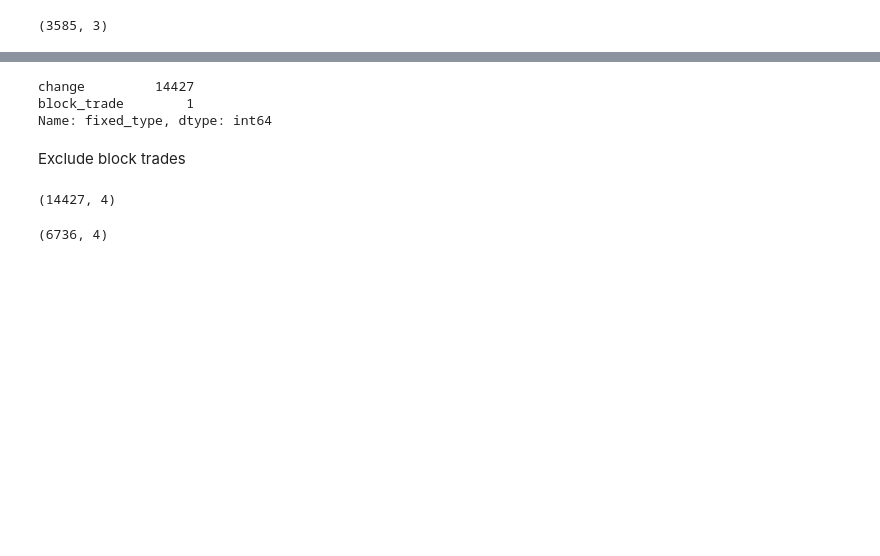
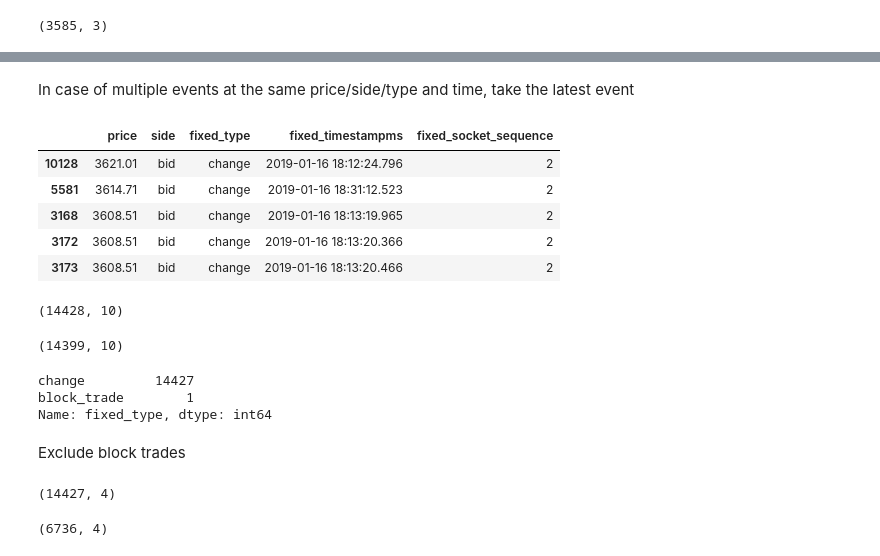
Before and after one commit to gautsi/gen-purpose-repo, a Jupyter notebook: gemini/FormatGemimiDataVer2.ipynb, the cells around one changed output, grey strips where cells are left out. Saved outputs shown, nothing was run; the diff lists cells and outputs as text; code cells hidden in the pictures; blank space fills up the shorter version.

Commit message:
gemini removed multiple events issue

```diff
--- a/gemini/FormatGemimiDataVer2.ipynb
+++ b/gemini/FormatGemimiDataVer2.ipynb
@@ -142,7 +142,7 @@ all_updates_df.price.nunique()
 1775
 # %%
 all_updates_rest_df = pd.concat([
-        all_updates_df[["price", "side", "timestampms", "remaining", "type"]],
+        all_updates_df[["price", "side", "timestampms", "remaining", "type", "socket_sequence"]],
         initial_interest]).reset_index().drop(columns = ["index"])
 # %%
 all_updates_df.shape
@@ -160,3 +160,18 @@ all_updates_rest_df.shape
 all_updates_rest_df["fixed_timestampms"] = all_updates_rest_df.timestampms.map(lambda x: x if pd.notnull(x) else all_updates_rest_df.timestampms.min())
 # %%
 all_updates_rest_df["fixed_type"] = all_updates_rest_df["type"].map(lambda x: x if pd.notnull(x) else "change")
+# %%
+all_updates_rest_df["fixed_socket_sequence"] = all_updates_rest_df["socket_sequence"].map(lambda x: x if pd.notnull(x) else 0)
+# %% [markdown]
+In case of multiple events at the same price/side/type and time, take the latest event
+# %%
+num_events = all_updates_rest_df.groupby(["price", "side", "fixed_type", "fixed_timestampms"], as_index = False)["fixed_socket_sequence"].count()
+# %%
+num_events.sort_values("fixed_socket_sequence", ascending = False).head()
+# %% [output]
+|  | price | side | fixed_type | fixed_timestampms | fixed_socket_sequence |
+| 10128 | 3621.01 | bid | change | 2019-01-16 18:12:24.796 | 2 |
+| 5581 | 3614.71 | bid | change | 2019-01-16 18:31:12.523 | 2 |
+| 3168 | 3608.51 | bid | change | 2019-01-16 18:13:19.965 | 2 |
+| 3172 | 3608.51 | bid | change | 2019-01-16 18:13:20.366 | 2 |
+| 3173 | 3608.51 | bid | change | 2019-01-16 18:13:20.466 | 2 |
@@ -163 +186,9 @@ all_updates_rest_df["fixed_type"] = all_updates_rest_df["type"].map(lambda x: x
+# %%
+all_updates_rest_df.shape
+# %% [output]
+(14428, 10)
+# %%
+all_updates_rest_sing_df.shape
+# %% [output]
+(14399, 10)
 # %%
```
Also changed, not shown: parts of 15 cells of this notebook, 2 other files.
